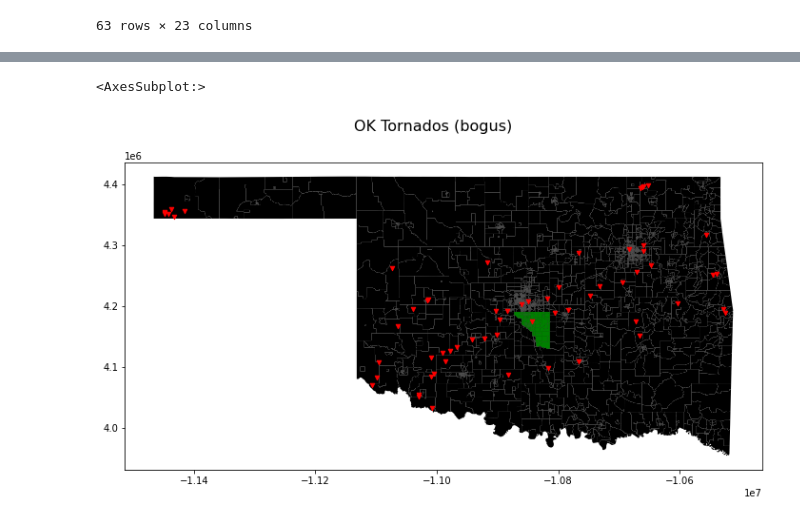
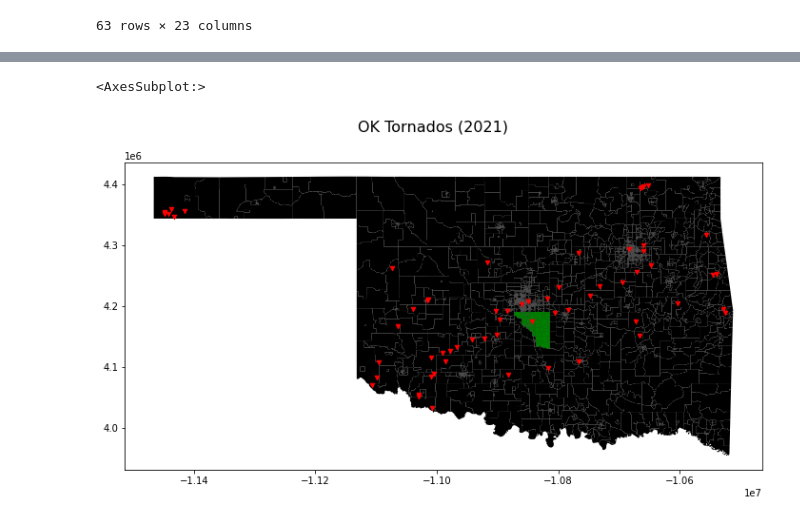
Before and after one commit to AdamSlay/cleveland-county-tornados, a Jupyter notebook: cleveland-county-tors.ipynb, the cells around one changed output, grey strips where cells are left out. Drawn from its saved outputs; the diff is of its cells as text; code cells hidden in the pictures.

```diff
--- a/cleveland-county-tors.ipynb
+++ b/cleveland-county-tors.ipynb
@@ -123,11 +60,11 @@ county = ok[ok['COUNTYFP'] == '027']
 # %%
 fig = plt.figure(1, figsize=(12,6))
 ax = fig.add_subplot()
-fig.suptitle('OK Tornados (bogus)', fontsize=16)
+fig.suptitle('OK Tornados (2021)', fontsize=16)
 
 ok.plot(ax=ax, color='black', linewidth=.8)
 county.plot(ax=ax, color='green')
 ok_tors.plot(ax=ax, color='red', marker='v', markersize=20)
 # %% [output]
 <AxesSubplot:>
-[figure, old version]
+[figure, new version]
```
Also changed, not shown: parts of 9 cells of this notebook.
